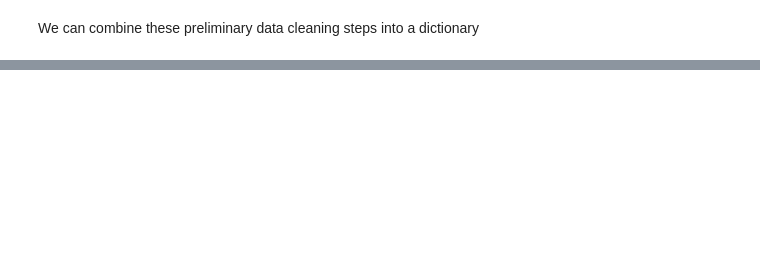
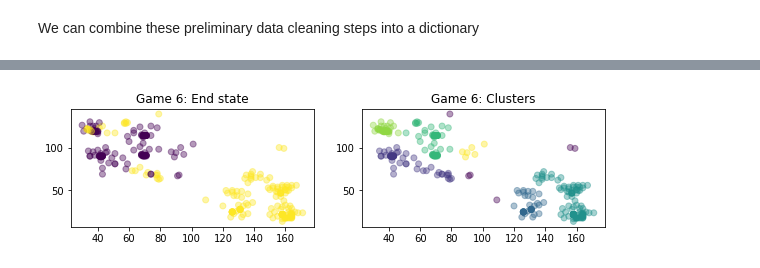
Before and after one commit to Rony-A/sc2-replay-analysis, a Jupyter notebook: mycchaka/capstone/Master Notebook.ipynb, the cells around one changed output, grey strips where cells are left out. Drawn from its saved outputs; the diff is of its cells as text; code cells hidden in the pictures; blank space fills up the shorter version.

```diff
--- a/mycchaka/capstone/Master Notebook.ipynb
+++ b/mycchaka/capstone/Master Notebook.ipynb
@@ -301,0 +469,28 @@ preliminary_procecing(example_game)
+# %%
+from sklearn.cluster import DBSCAN
+
+# The terran marine has a range of 5.
+# Tanks a range of between 7 and 13.
+# Tempests have the longest range in the game at 15.
+
+# We initialize a DBSCAN clusterer with parameters such that
+# a unit will be considered part of an existing clustr if it sees 4 or more units
+# form that cluster within a 10 tile radius.
+
+unit_clusterer = DBSCAN(eps=10,min_samples=5)
+
+runits = get_end_location_of_units(preliminary_procecing(iem_games[6]))
+predicted_clusters = unit_clusterer.fit_predict(runits[['x','y']])
+
+plt.figure(figsize=(20,10))
+plt.subplot(4,4,1)
+plt.scatter(runits['x'], runits['y'], c=runits['owner'], alpha = 0.4)
+plt.title('Game 6: End state')
+
+plt.subplot(4,4,2)
+plt.scatter(runits['x'], runits['y'], c=predicted_clusters, alpha = 0.4)
+plt.title('Game 6: Clusters')
+
+plt.show()
+# %% [output]
+[figure, added]
```
Also changed, not shown: parts of 32 cells of this notebook, 1 other file.
